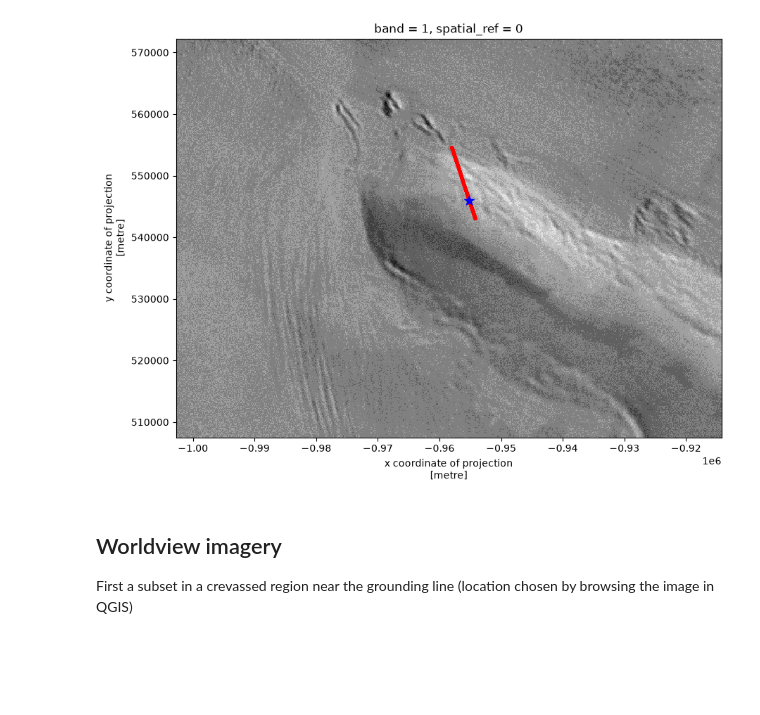
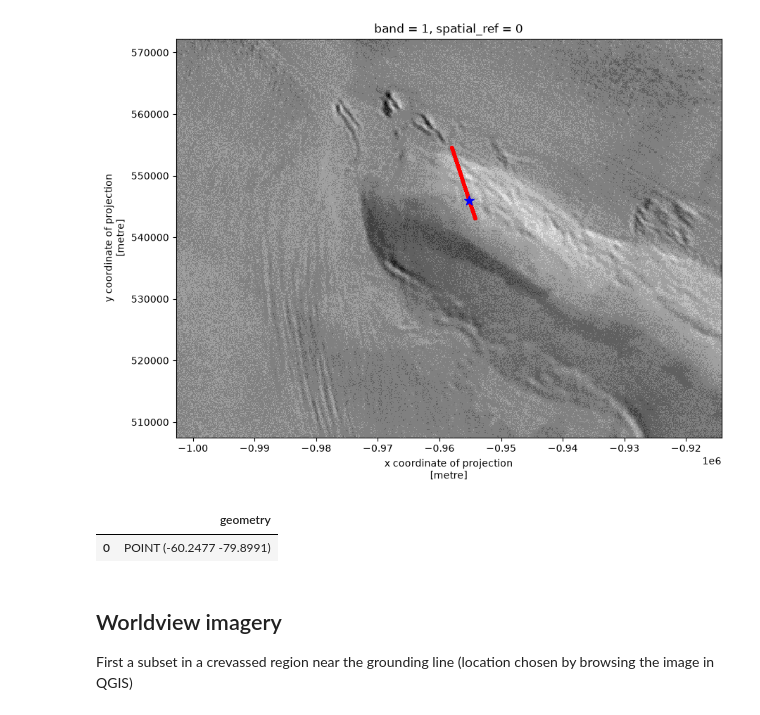
Before and after one commit to jkingslake/PHIRE, a Jupyter notebook: preliminary-planning/mapping-henry-ice-rise.ipynb, the cells around one changed output. Drawn from its saved outputs; the diff is of its cells as text; code cells hidden in the pictures; blank space fills up the shorter version.

```diff
--- a/preliminary-planning/mapping-henry-ice-rise.ipynb
+++ b/preliminary-planning/mapping-henry-ice-rise.ipynb
@@ -180,6 +180,11 @@ drillsite_gdf.plot(ax=ax, marker = '*', markersize=100, color='blue', label='Dri
 # %% [output]
 <Axes: title={'center': 'band = 1, spatial_ref = 0'}, xlabel='x coordinate of projection\n[metre]', ylabel='y coordinate of projection\n[metre]'>
 [figure]
+# %%
+drillsite_gdf.to_crs("EPSG:4326")
+# %% [output]
+|  | geometry |
+| 0 | POINT (-60.2477 -79.8991) |
 # %% [markdown]
 ## Worldview imagery
 First a subset in a crevassed region near the grounding line (location chosen by browsing the image in QGIS)
```
Also changed, not shown: 1 other file.
